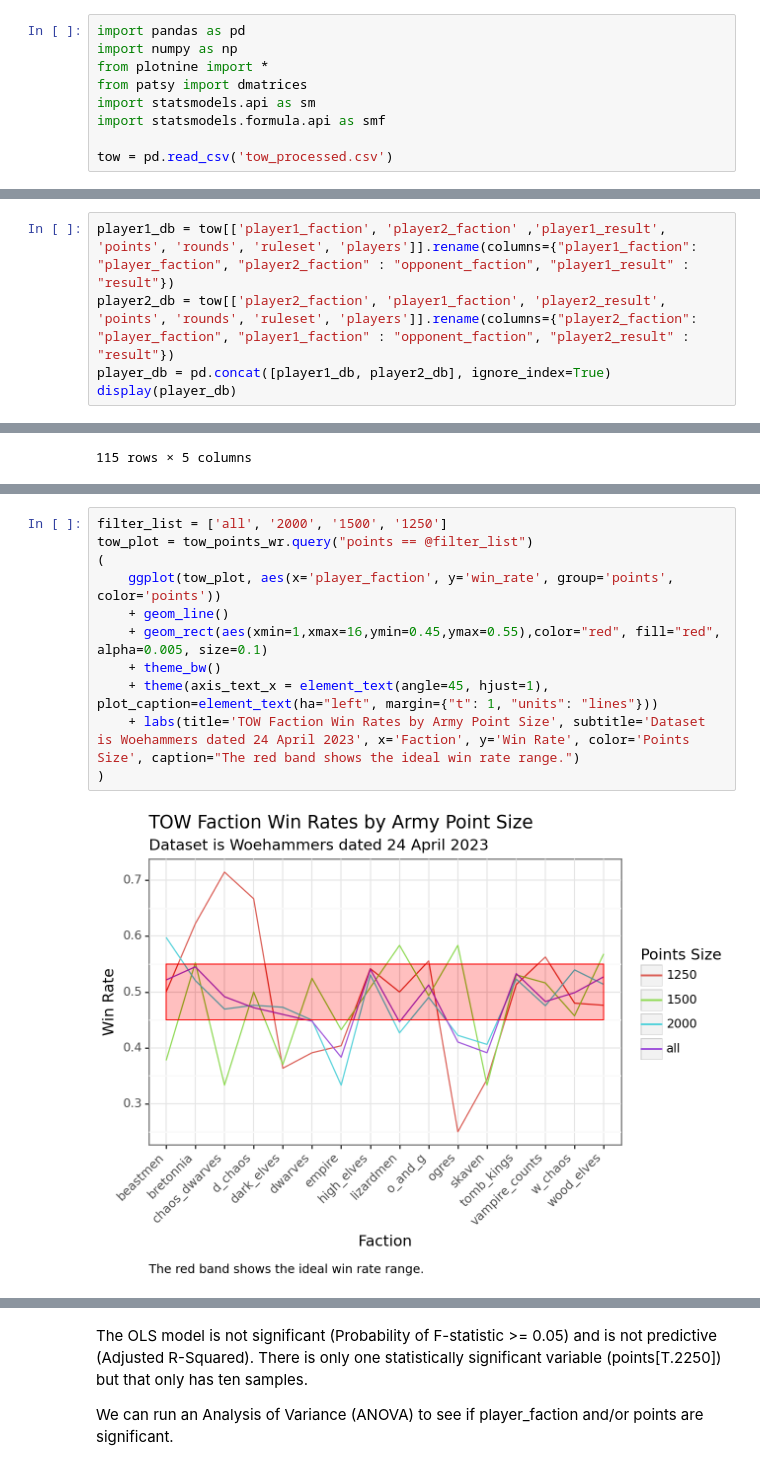
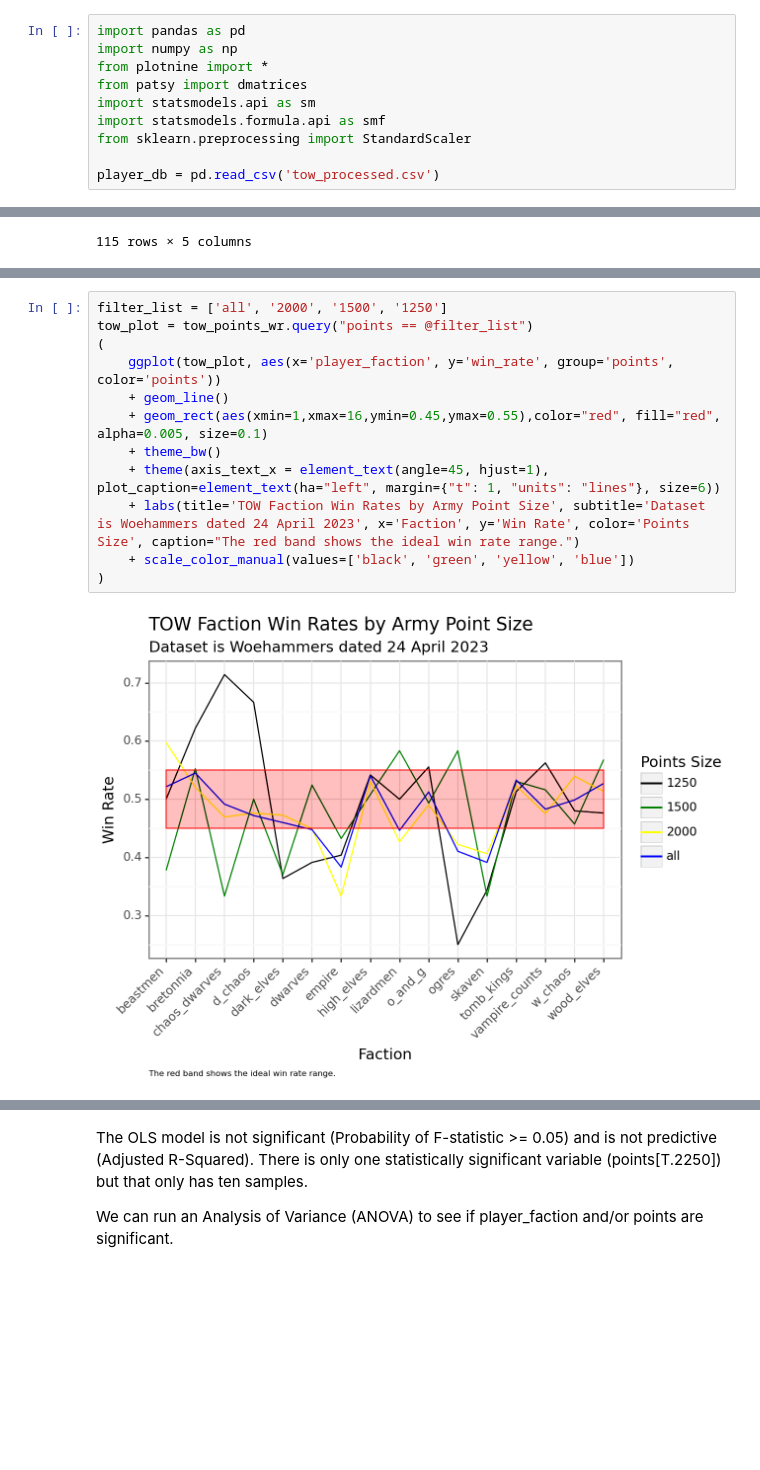
Before and after one commit to jacoblundeen/tow_analysis, a Jupyter notebook: tow_analysis.ipynb, the cells around one changed output, grey strips where cells are left out. Saved outputs shown, nothing was run; the diff lists cells and outputs as text; blank space fills up the shorter version.

```diff
--- a/tow_analysis.ipynb
+++ b/tow_analysis.ipynb
@@ -5,8 +5,9 @@ from plotnine import *
 from patsy import dmatrices
 import statsmodels.api as sm
 import statsmodels.formula.api as smf
+from sklearn.preprocessing import StandardScaler
 
-tow = pd.read_csv('tow_processed.csv')
+player_db = pd.read_csv('tow_processed.csv')
 # %% [markdown]
 # Warhammer: The Old World
 ## A Statistical Analysis of Tournament Win Rates
@@ -46,5 +48,0 @@ With the initial filtering done, we stand at 1616 samples. However, each sample
-# %%
-player1_db = tow[['player1_faction', 'player2_faction' ,'player1_result', 'points', 'rounds', 'ruleset', 'players']].rename(columns={"player1_faction": "player_faction", "player2_faction" : "opponent_faction", "player1_result" : "result"})
-player2_db = tow[['player2_faction', 'player1_faction', 'player2_result', 'points', 'rounds', 'ruleset', 'players']].rename(columns={"player2_faction": "player_faction", "player1_faction" : "opponent_faction", "player2_result" : "result"})
-player_db = pd.concat([player1_db, player2_db], ignore_index=True)
-display(player_db)
@@ -160,15 +183,16 @@ With our dataset built, it's time to dive in. We will start by plotting the win
 # %%
 filter_list = ['all', '2000', '1500', '1250']
 tow_plot = tow_points_wr.query("points == @filter_list")
 (
     ggplot(tow_plot, aes(x='player_faction', y='win_rate', group='points', color='points'))
     + geom_line()
     + geom_rect(aes(xmin=1,xmax=16,ymin=0.45,ymax=0.55),color="red", fill="red", alpha=0.005, size=0.1)
     + theme_bw()
-    + theme(axis_text_x = element_text(angle=45, hjust=1), plot_caption=element_text(ha="left", margin={"t": 1, "units": "lines"}))
+    + theme(axis_text_x = element_text(angle=45, hjust=1), plot_caption=element_text(ha="left", margin={"t": 1, "units": "lines"}, size=6))
     + labs(title='TOW Faction Win Rates by Army Point Size', subtitle='Dataset is Woehammers dated 24 April 2023', x='Faction', y='Win Rate', color='Points Size', caption="The red band shows the ideal win rate range.")
+    + scale_color_manual(values=['black', 'green', 'yellow', 'blue'])
 )
 # %% [output]
-[figure, old version]
+[figure, new version]
 <Figure Size: (640 x 480)>
 # %% [markdown]
```
Also changed, not shown: parts of 27 cells of this notebook, 2 other files.
